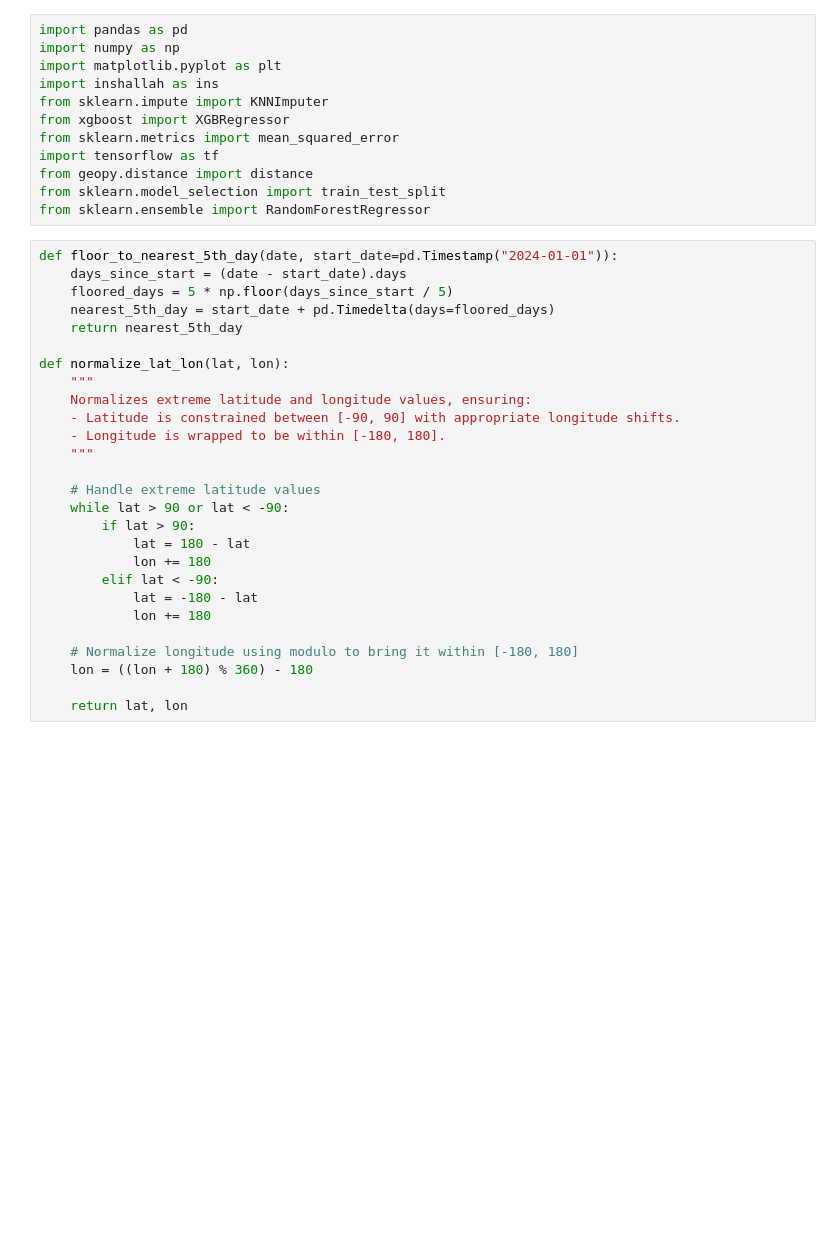
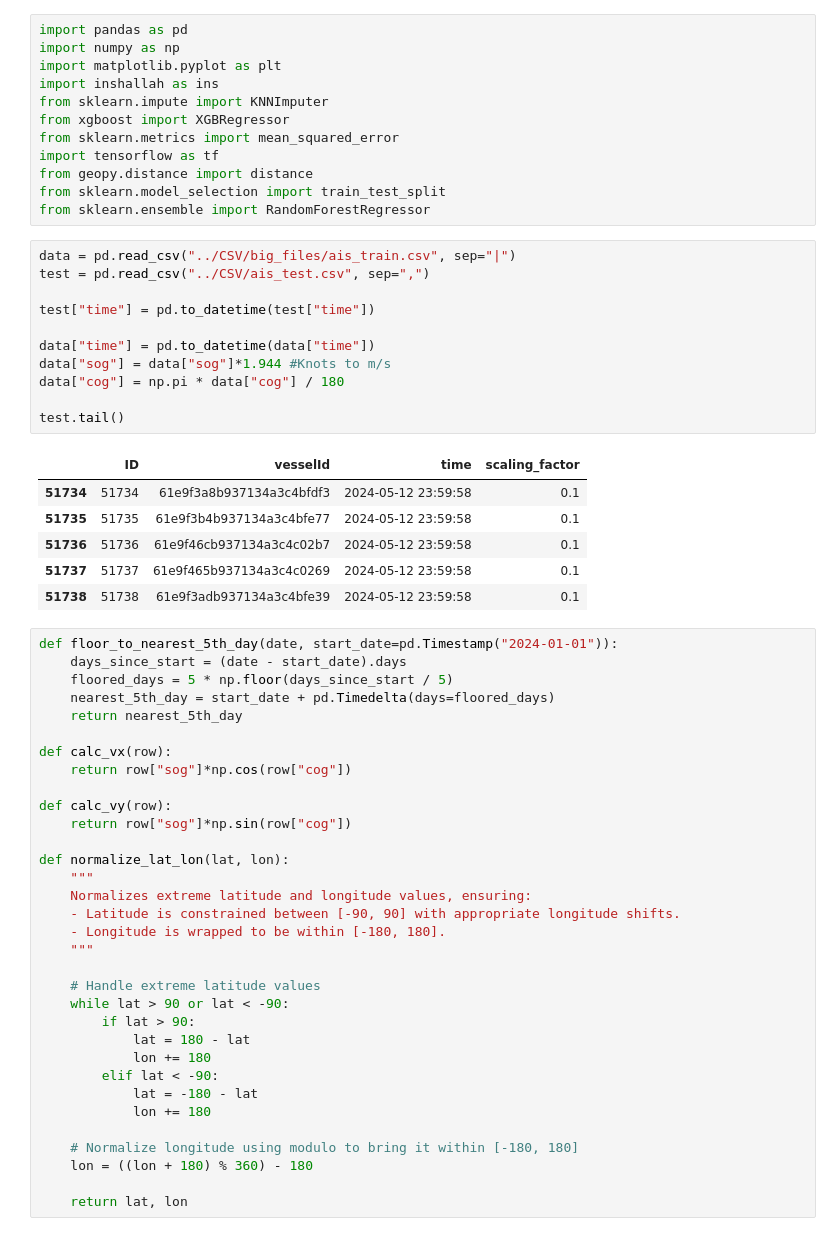
Before and after one commit to baconmoontwist/ML, a Jupyter notebook: rydding/xgb.ipynb, the cells around one changed output. Drawn from its saved outputs; the diff is of its cells as text; blank space fills up the shorter version.

```diff
--- a/rydding/xgb.ipynb
+++ b/rydding/xgb.ipynb
@@ -10,12 +10,36 @@ import tensorflow as tf
 from geopy.distance import distance
 from sklearn.model_selection import train_test_split
 from sklearn.ensemble import RandomForestRegressor
+# %%
+data = pd.read_csv("../CSV/big_files/ais_train.csv", sep="|")
+test = pd.read_csv("../CSV/ais_test.csv", sep=",")
+
+test["time"] = pd.to_datetime(test["time"])
+
+data["time"] = pd.to_datetime(data["time"])
+data["sog"] = data["sog"]*1.944 #Knots to m/s
+data["cog"] = np.pi * data["cog"] / 180
+
+test.tail()
+# %% [output]
+|  | ID | vesselId | time | scaling_factor |
+| 51734 | 51734 | 61e9f3a8b937134a3c4bfdf3 | 2024-05-12 23:59:58 | 0.1 |
+| 51735 | 51735 | 61e9f3b4b937134a3c4bfe77 | 2024-05-12 23:59:58 | 0.1 |
+| 51736 | 51736 | 61e9f46cb937134a3c4c02b7 | 2024-05-12 23:59:58 | 0.1 |
+| 51737 | 51737 | 61e9f465b937134a3c4c0269 | 2024-05-12 23:59:58 | 0.1 |
+| 51738 | 51738 | 61e9f3adb937134a3c4bfe39 | 2024-05-12 23:59:58 | 0.1 |
 # %%
 def floor_to_nearest_5th_day(date, start_date=pd.Timestamp("2024-01-01")):
     days_since_start = (date - start_date).days
     floored_days = 5 * np.floor(days_since_start / 5)
     nearest_5th_day = start_date + pd.Timedelta(days=floored_days)
     return nearest_5th_day
+
+def calc_vx(row):
+    return row["sog"]*np.cos(row["cog"])
+
+def calc_vy(row):
+    return row["sog"]*np.sin(row["cog"])
 
 def normalize_lat_lon(lat, lon):
     """
```
Also changed, not shown: parts of 15 cells of this notebook.
